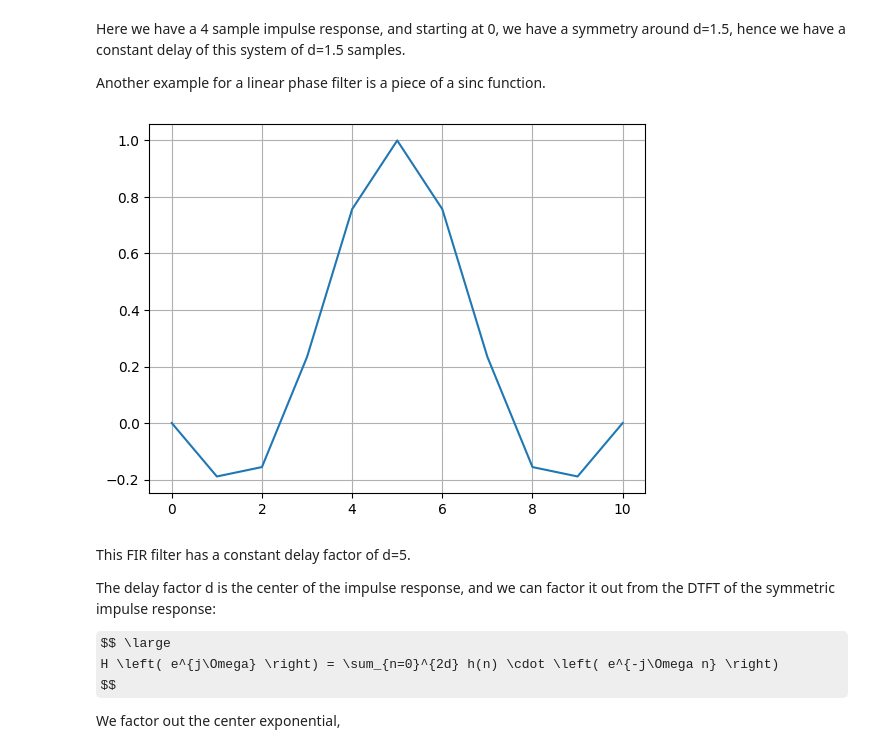
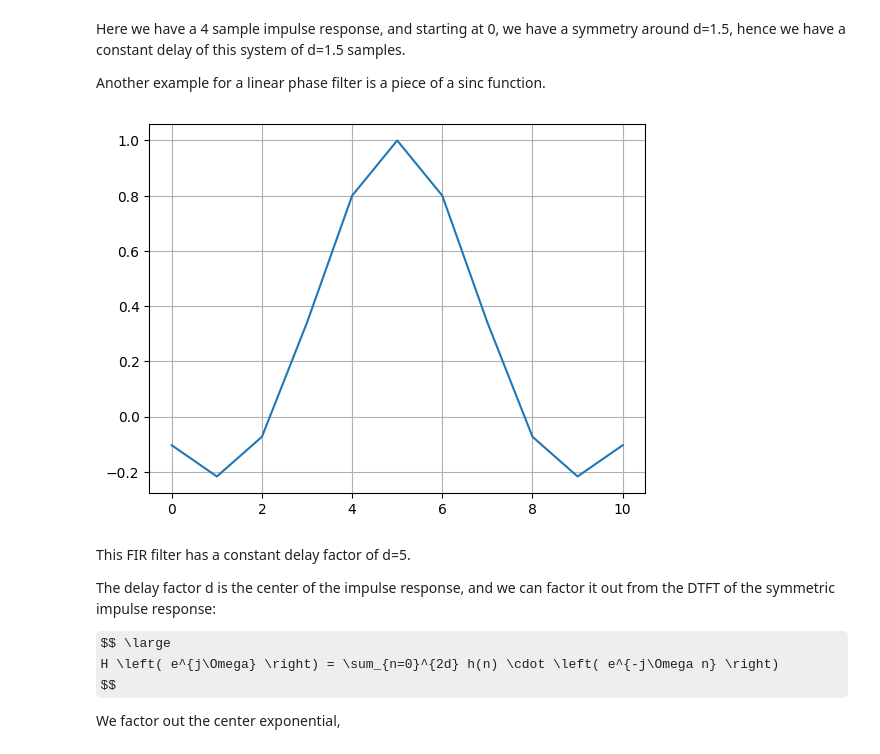
Before and after one commit to TUIlmenauAMS/ADSP_Tutorials, a Jupyter notebook: ADSP_10_FrequencyWarping.ipynb, the cells around one changed output. Cells and saved outputs as stored; diff of their text form; code cells hidden in the pictures; some formulas as TeX source.

```diff
--- a/ADSP_10_FrequencyWarping.ipynb
+++ b/ADSP_10_FrequencyWarping.ipynb
@@ -263,12 +263,12 @@ Here we have a 4 sample impulse response, and starting at 0, we have a symmetry
 
 Another example for a linear phase filter is a piece of a sinc function.
 # %%
-hsinc=np.sinc(np.linspace(-2,2,11))
+hsinc=np.sinc(np.linspace(-1.8,1.8,11))
 plt.figure()
 plt.plot(hsinc)
 plt.grid()
 # %% [output]
-[figure, old version]
+[figure, new version]
 # %% [markdown]
 This FIR filter has a constant delay factor of d=5.
 
```
Also changed, not shown: parts of 17 cells of this notebook.
